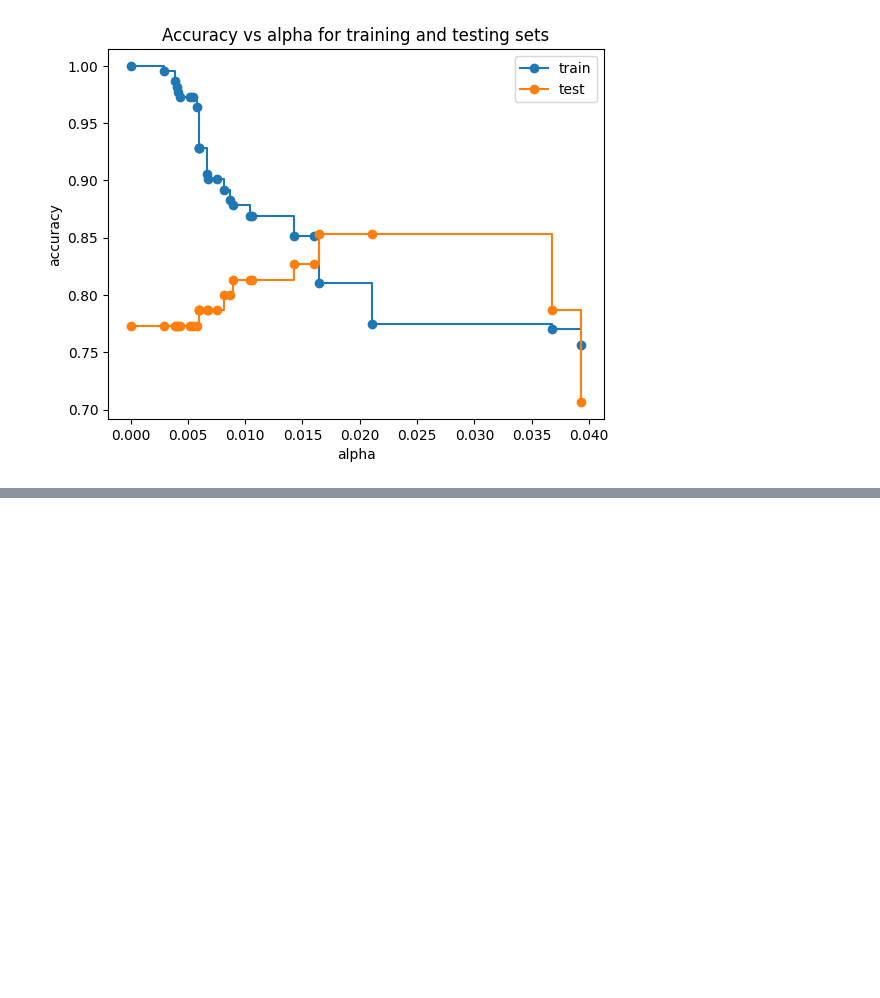
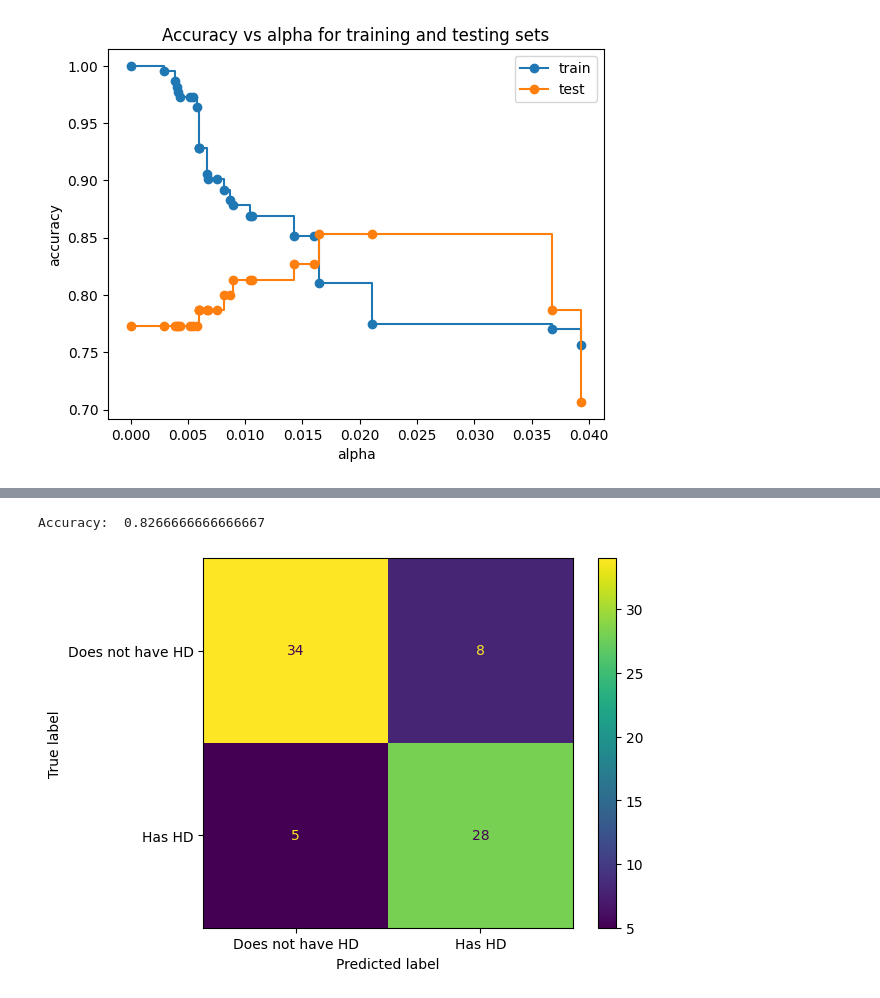
Before and after one commit to Tesserxt/jupyter_venv, a Jupyter notebook: MachineLearning/DecisionTree.ipynb, the cells around one changed output, grey strips where cells are left out. Saved outputs shown, nothing was run; the diff lists cells and outputs as text; code cells hidden in the pictures; blank space fills up the shorter version.

```diff
--- a/MachineLearning/DecisionTree.ipynb
+++ b/MachineLearning/DecisionTree.ipynb
@@ -120,0 +167,8 @@ plt.show()
+# %%
+from sklearn.metrics import ConfusionMatrixDisplay, confusion_matrix
+
+print("Accuracy: ", clf_dt_pruned.score(X_test, y_test))
+_ = ConfusionMatrixDisplay.from_estimator(clf_dt_pruned, X_test, y_test, display_labels=['Does not have HD', 'Has HD'])
+# %% [output]
+Accuracy:  0.8266666666666667
+[figure, added]
```
Also changed, not shown: parts of 8 cells of this notebook.
